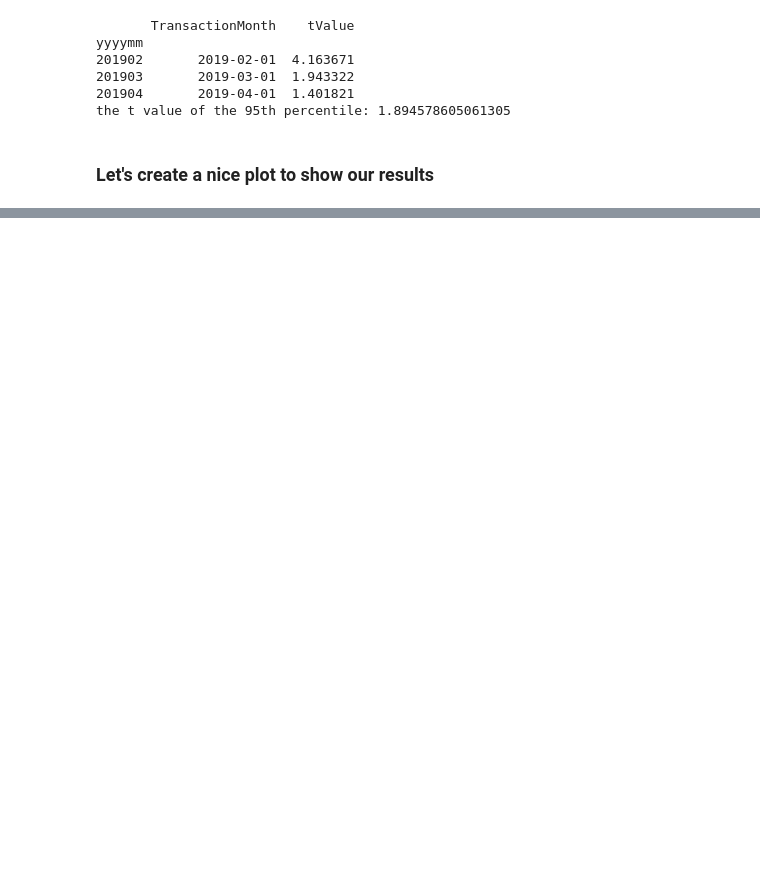
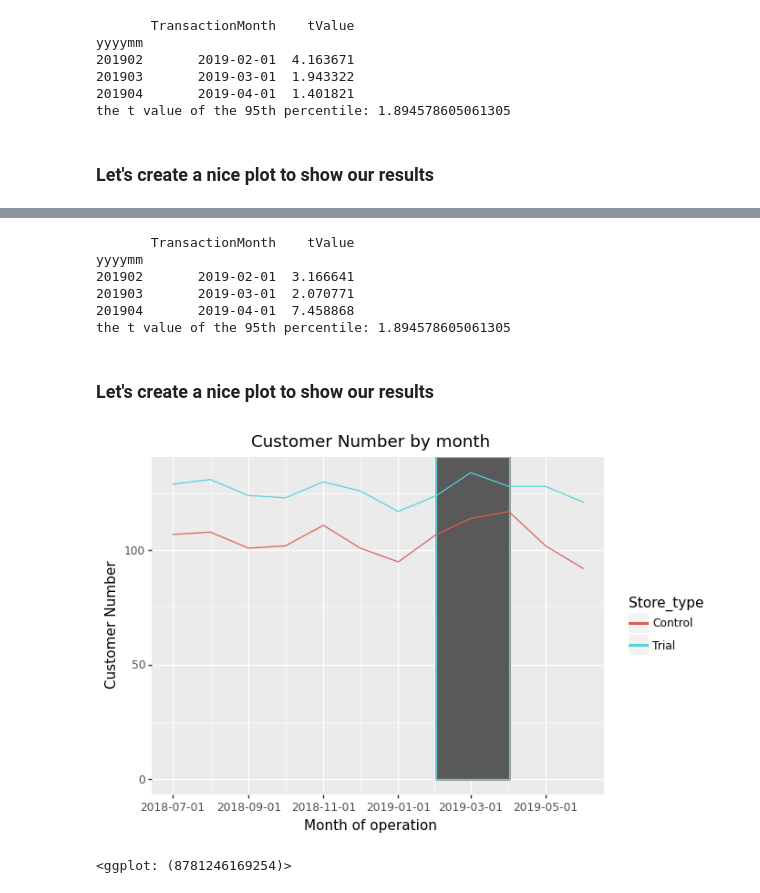
Before and after one commit to NisanBaysal/chipData, a Jupyter notebook: Desktop/github projects/chipDataAnalysis/task_2/Untitled-Copy1.ipynb, the cells around one changed output, grey strips where cells are left out. Drawn from its saved outputs; the diff is of its cells as text; code cells hidden in the pictures; blank space fills up the shorter version.

```diff
--- a/Desktop/github projects/chipDataAnalysis/task_2/Untitled-Copy1.ipynb
+++ b/Desktop/github projects/chipDataAnalysis/task_2/Untitled-Copy1.ipynb
@@ -563,0 +814,41 @@ ggplot(trial_dataframe88_178, aes('TransactionMonth', 'totSales', color='Store_t
+# %%
+#finding the t_value
+mergedcust88_178['tValue'] = (mergedcust88_178['percentagediff'] - 0) / stdDev
+mergedcust88_178['TransactionMonth'] = pd.to_datetime(mergedcust88_178['YEARMONTH'].astype(str), format='%Y%m')
+#finding the t_value of 2019-02, 2019-03, 2019-04
+resultcust88_178 = mergedcust88_178[(mergedcust88_178['YEARMONTH'] < 201905) & (mergedcust88_178['YEARMONTH'] > 201901)][['TransactionMonth', 'tValue']]
+#the t value of the 95th percentile
+t_value = t.ppf(0.95, df=degreesOfFreedom)
+
+print(resultcust88_178)
+print('the t value of the 95th percentile:', t_value)
+# %% [output]
+       TransactionMonth    tValue
+yyyymm
+201902       2019-02-01  3.166641
+201903       2019-03-01  2.070771
+201904       2019-04-01  7.458868
+the t value of the 95th percentile: 1.894578605061305
+# %% [markdown]
+### Let's create a nice plot to show our results ###
+# %%
+#Let's use the function we've created for sales
+customer88_178_dataframe=sales_for_visualisation(88,178)
+#customer88_178_dataframe
+# %%
+rect_data = customer88_178_dataframe[(customer88_178_dataframe['yyyymm'].astype(int) < 201905) &
+                            (customer88_178_dataframe['yyyymm'].astype(int) > 201901)]
+# %%
+transaction_month = pd.to_datetime(rect_data['TransactionMonth'])
+xmin = transaction_month.min()
+xmax = transaction_month.max()
+ymin=0
+ymax=float('inf')
+# %%
+ggplot(customer88_178_dataframe, aes('TransactionMonth', 'nCustomers', color='Store_type')) \
+    + geom_rect(aes(xmin=xmin, xmax=xmax, ymin=ymin,
+                  ymax=ymax,alpha=0.2 ), show_legend=False)\
+    + geom_line() + labs(x="Month of operation", y="Customer Number", title="Customer Number by month")
+# %% [output]
+[figure, added]
+<ggplot: (8781246169254)>
```
Also changed, not shown: parts of 47 cells of this notebook.
